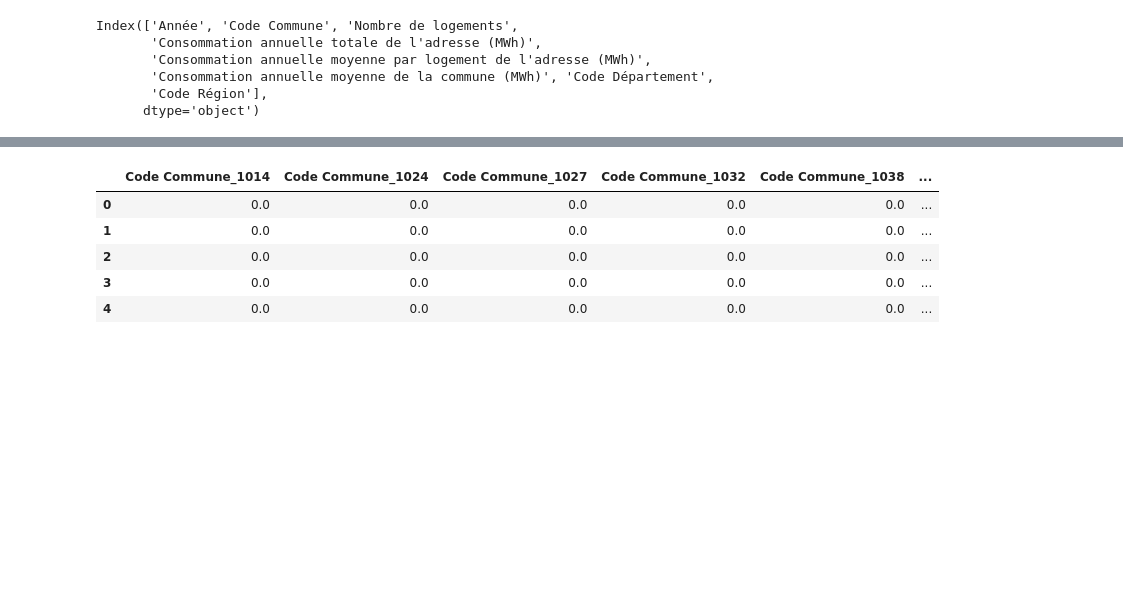
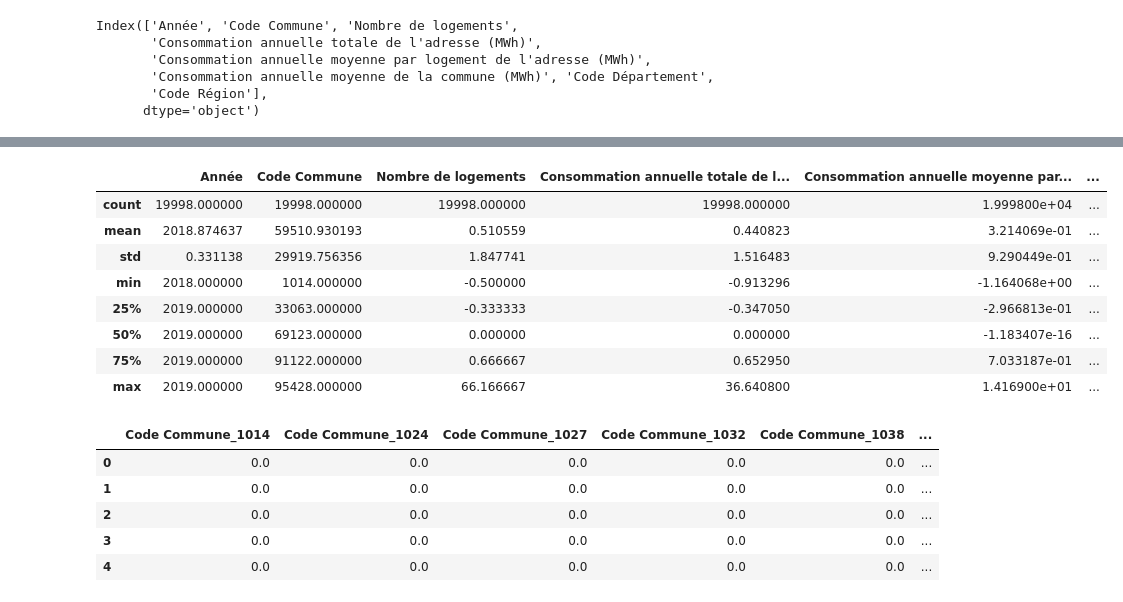
Before and after one commit to JulesNpro/projet-industriel-simplon, a Jupyter notebook: notebooks/data_cleaning.ipynb, the cells around one changed output, grey strips where cells are left out. Cells and saved outputs as stored; diff of their text form; code cells hidden in the pictures; blank space fills up the shorter version.

```diff
--- a/notebooks/data_cleaning.ipynb
+++ b/notebooks/data_cleaning.ipynb
@@ -115,5 +96,2 @@ Name: count, dtype: int64
 # %% [markdown]
 il y a plus de 19000 valeurs null dans cette colonne
-# %%
-# supprimer la colonne indice de repetition parce il y a plus 94 % de valeur manquat
-data.drop('Indice de répétition', axis= 1, inplace= True)
@@ -266,7 +233,19 @@ list_robustscaler=['Nombre de logements',"Consommation annuelle totale de l'adre
 
 rbscaler = RobustScaler()
 for col in list_robustscaler:
-    rbscaler_data = rbscaler.fit_transform(data_numerique.loc[:,[col]])
+    data_numerique[col] = rbscaler.fit_transform(data_numerique.loc[:,[col]])
+# %%
+data_numerique.describe()
+# %% [output]
+|  | Année | Code Commune | Nombre de logements | Consommation annuelle totale de l... | Consommation annuelle moyenne par... | ... |
+| count | 19998.000000 | 19998.000000 | 19998.000000 | 19998.000000 | 1.999800e+04 | ... |
+| mean | 2018.874637 | 59510.930193 | 0.510559 | 0.440823 | 3.214069e-01 | ... |
+| std | 0.331138 | 29919.756356 | 1.847741 | 1.516483 | 9.290449e-01 | ... |
+| min | 2018.000000 | 1014.000000 | -0.500000 | -0.913296 | -1.164068e+00 | ... |
+| 25% | 2019.000000 | 33063.000000 | -0.333333 | -0.347050 | -2.966813e-01 | ... |
+| 50% | 2019.000000 | 69123.000000 | 0.000000 | 0.000000 | -1.183407e-16 | ... |
+| 75% | 2019.000000 | 91122.000000 | 0.666667 | 0.652950 | 7.033187e-01 | ... |
+| max | 2019.000000 | 95428.000000 | 66.166667 | 36.640800 | 1.416900e+01 | ... |
 # %%
 #Concatenation de data
 data_transforme= pd.concat([data_one_hot,
```
Also changed, not shown: parts of 10 cells of this notebook, 1 other file.
